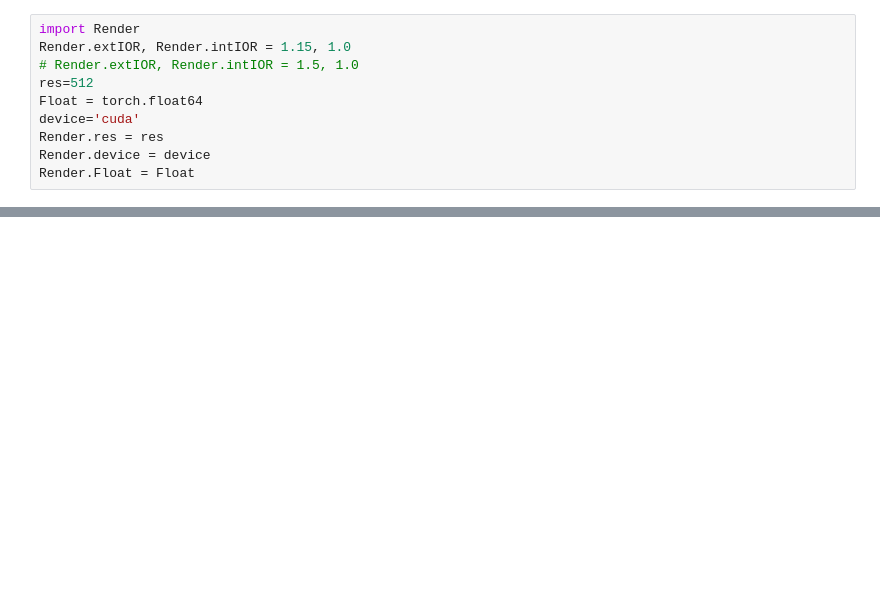
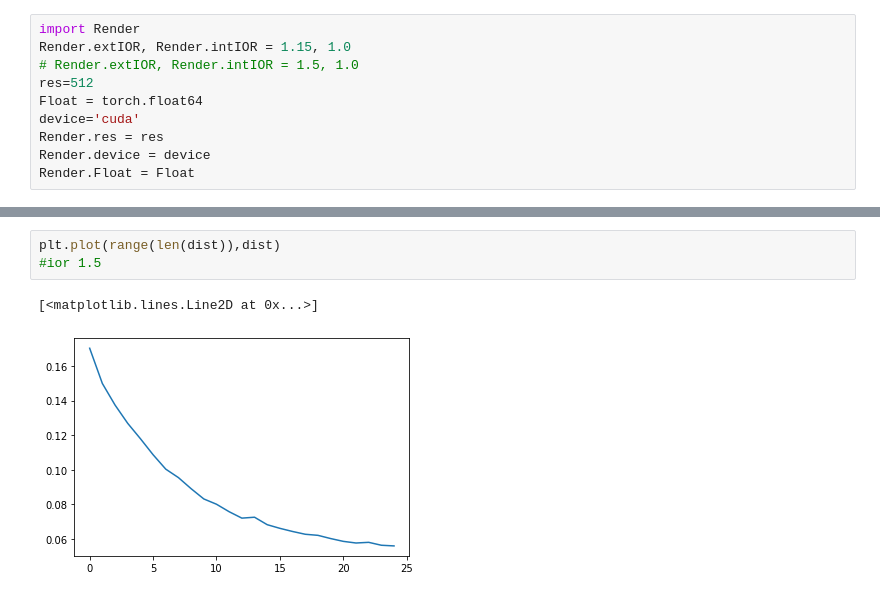
Before and after one commit to lvjiahui/DRT, a Jupyter notebook: play.ipynb, the cells around one changed output, grey strips where cells are left out. Cells and saved outputs as stored; diff of their text form; blank space fills up the shorter version.

```diff
--- a/play.ipynb
+++ b/play.ipynb
@@ -179,0 +346,6 @@ _=mesh_vh.export("hand_sm.ply")
+# %%
+plt.plot(range(len(dist)),dist)
+#ior 1.5
+# %% [output]
+[<matplotlib.lines.Line2D at 0x...>]
+[figure, added]
```
Also changed, not shown: parts of 45 cells of this notebook, 10 other files.
